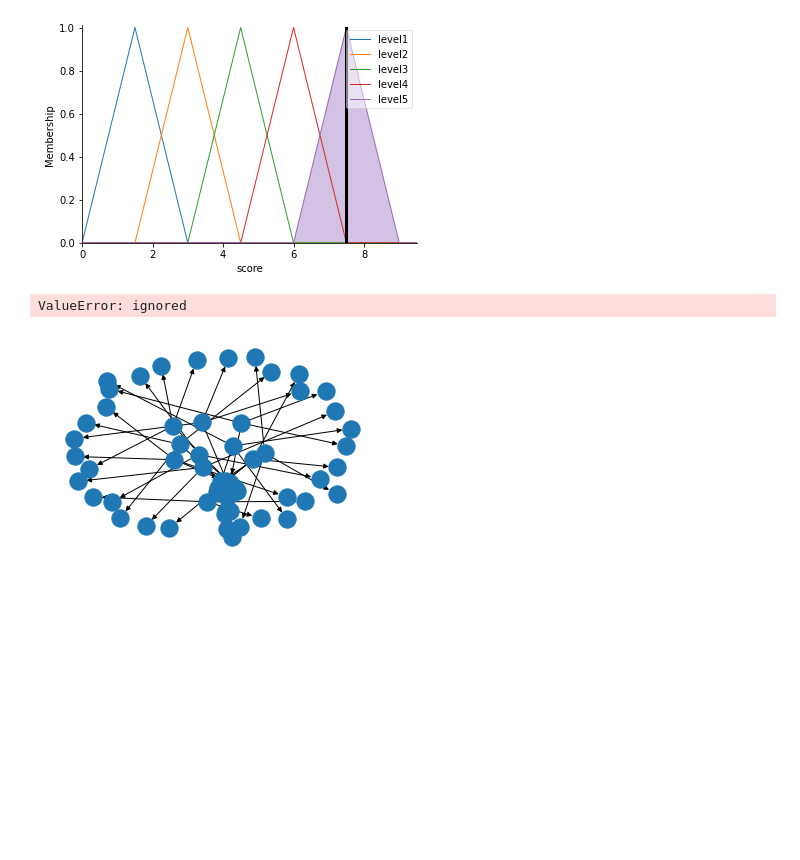
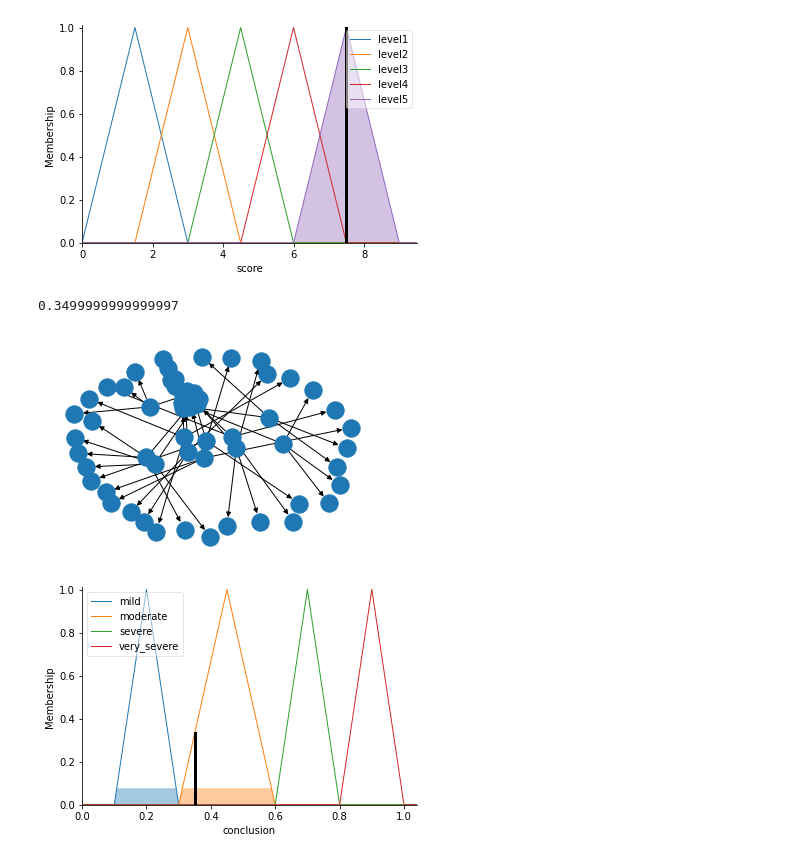
Before and after one commit to ktonon0401/AI-training, a Jupyter notebook: HW1.ipynb, the cells around one changed output. Saved outputs shown, nothing was run; the diff lists cells and outputs as text; code cells hidden in the pictures; blank space fills up the shorter version.

```diff
--- a/HW1.ipynb
+++ b/HW1.ipynb
@@ -221,18 +221,18 @@ import numpy as np
 import skfuzzy as fuzz
 from skfuzzy import control as ctrl
 
-fever=ctrl.Antecedent(np.arange(0.1,0.3,0.01),'fever')
-headache=ctrl.Antecedent(np.arange(0.1,0.3,0.01),'headache')
-nausea=ctrl.Antecedent(np.arange(0.1,0.3,0.01),'nausea')
-vomiting=ctrl.Antecedent(np.arange(0.1,0.3,0.01),'vomiting')
-jaundice=ctrl.Antecedent(np.arange(0.1,0.3,0.01),'jaundice')
-enlarge_liver=ctrl.Antecedent(np.arange(0.1,0.3,0.01),'enlarge_liver')
-joint_pain=ctrl.Antecedent(np.arange(0.1,0.3,0.01),'joint_pain')
-body_weakness=ctrl.Antecedent(np.arange(0.1,0.3,0.01),'body_weakness')
-dizziness=ctrl.Antecedent(np.arange(0.1,0.3,0.01),'dizziness')
-loss_of_appetite=ctrl.Antecedent(np.arange(0.1,0.3,0.01),'loss_of_appetite')
-mp=ctrl.Antecedent(np.arange(0.1,0.3,0.01),'mp')
-conclusion=ctrl.Consequent(np.arange(0.1,1,0.01),'conclusion')
+fever=ctrl.Antecedent(np.arange(0,0.4,0.01),'fever')
+headache=ctrl.Antecedent(np.arange(0,0.4,0.01),'headache')
+nausea=ctrl.Antecedent(np.arange(0,0.4,0.01),'nausea')
+vomiting=ctrl.Antecedent(np.arange(0,0.4,0.01),'vomiting')
+jaundice=ctrl.Antecedent(np.arange(0,0.4,0.01),'jaundice')
+enlarge_liver=ctrl.Antecedent(np.arange(0,0.4,0.01),'enlarge_liver')
+joint_pain=ctrl.Antecedent(np.arange(0,0.4,0.01),'joint_pain')
+body_weakness=ctrl.Antecedent(np.arange(0,0.4,0.01),'body_weakness')
+dizziness=ctrl.Antecedent(np.arange(0,0.4,0.01),'dizziness')
+loss_of_appetite=ctrl.Antecedent(np.arange(0,0.4,0.01),'loss_of_appetite')
+mp=ctrl.Antecedent(np.arange(0,0.4,0.01),'mp')
+conclusion=ctrl.Consequent(np.arange(0,1.05,0.01),'conclusion')
 #Tạo membership tự động
 level=['mild','moderate','severe','very_severe']
 fever_lv=headache_lv=nausea_lv=vomiting_lv=jaundice_lv=enlarge_liver_lv=level
@@ -259,7 +259,7 @@ mp.automf(names=mp_lv)
 conclusion['mild']=fuzz.trimf(conclusion.universe,[0.1,0.2,0.3])
 conclusion['moderate']=fuzz.trimf(conclusion.universe,[0.3,0.45,0.6])
 conclusion['severe']=fuzz.trimf(conclusion.universe,[0.6,0.7,0.8])
-conclusion['very_severe']=fuzz.trimf(conclusion.universe,[0.8,0.9,1])
+conclusion['very_severe']=fuzz.trimf(conclusion.universe,[0.8,0.9,1.0])
 
 rule1 = ctrl.Rule(fever['mild']&headache['mild']&nausea['mild']&vomiting['mild']&jaundice['mild']
                   &enlarge_liver['mild']&joint_pain['mild']&body_weakness['mild']
@@ -325,43 +325,45 @@ rule16 = ctrl.Rule(fever['very_severe']&headache['moderate']&nausea['mild']&vomi
                   &enlarge_liver['moderate']&joint_pain['mild']&body_weakness['very_severe']
                   &dizziness['severe']&loss_of_appetite['mild']&mp['moderate'],
                   conclusion['very_severe'])
 rule17 = ctrl.Rule(fever['mild']&headache['very_severe']&nausea['moderate']&vomiting['moderate']&jaundice['mild']
                   &enlarge_liver['moderate']&joint_pain['mild']&body_weakness['moderate']
                   &dizziness['very_severe']&loss_of_appetite['mild']&mp['moderate'],
                   conclusion['very_severe'])
 rule18 = ctrl.Rule(fever['moderate']&headache['very_severe']&nausea['very_severe']&vomiting['mild']&jaundice['severe']
                   &enlarge_liver['severe']&joint_pain['moderate']&body_weakness['severe']
                   &dizziness['very_severe']&loss_of_appetite['very_severe']&mp['severe'],
                   conclusion['very_severe'])
 rule19 = ctrl.Rule(fever['moderate']&headache['moderate']&nausea['moderate']&vomiting['moderate']&jaundice['mild']
                   &enlarge_liver['mild']&joint_pain['moderate']&body_weakness['moderate']
                   &dizziness['moderate']&loss_of_appetite['moderate']&mp['moderate'],
                   conclusion['moderate'])
 rule20 = ctrl.Rule(fever['very_severe']&headache['severe']&nausea['severe']&vomiting['severe']&jaundice['severe']
                   &enlarge_liver['severe']&joint_pain['severe']&body_weakness['severe']
                   &dizziness['severe']&loss_of_appetite['severe']&mp['moderate'],
                   conclusion['very_severe'])
 
 
 rule1.view()
 conclusion_ctrl = ctrl.ControlSystem([rule1,rule2,rule3,rule4,rule5,rule6,rule7,rule8,
                                    rule9,rule10,rule11,rule12,rule13,rule14,rule15,
                                    rule16,rule17,rule18,rule19,rule20])
 mlr = ctrl.ControlSystemSimulation(conclusion_ctrl)
-mlr.input['fever']=0.2
-mlr.input['headache']=0.2
-mlr.input['nausea']=0.2
-mlr.input['vomiting']=0.2
-mlr.input['jaundice']=0.2
-mlr.input['enlarge_liver']=0.2
-mlr.input['joint_pain']=0.1
-mlr.input['body_weakness']=0.2
-mlr.input['dizziness']=0.2
-mlr.input['loss_of_appetite']=0.1
-mlr.input['mp']=0.3
+n=0.12
+mlr.input['fever']=n
+mlr.input['headache']=n
+mlr.input['nausea']=n
+mlr.input['vomiting']=n
+mlr.input['jaundice']=n
+mlr.input['enlarge_liver']=n
+mlr.input['joint_pain']=n
+mlr.input['body_weakness']=n
+mlr.input['dizziness']=n
+mlr.input['loss_of_appetite']=n
+mlr.input['mp']=n
 mlr.compute()
 print(mlr.output['conclusion'])
 conclusion.view(sim=mlr)
 # %% [output]
-ValueError: ignored
+0.3499999999999997
-[figure, old version]
+[figure, new version]
+[figure, added]
```
